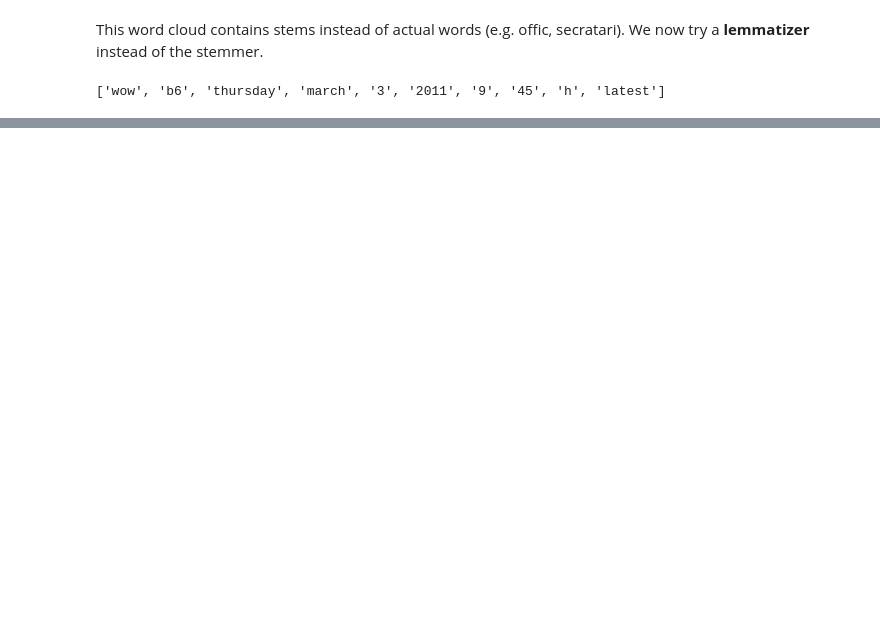
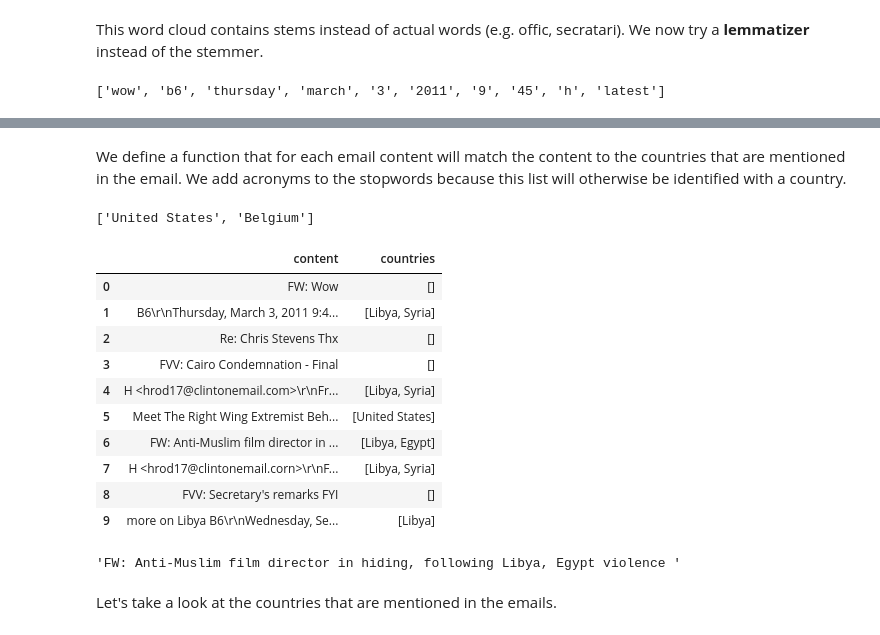
Before and after one commit to cipri-tom/Homework, a Jupyter notebook: 05 - Taming Text/taming text.ipynb, the cells around one changed output, grey strips where cells are left out. Saved outputs shown, nothing was run; the diff lists cells and outputs as text; code cells hidden in the pictures; blank space fills up the shorter version.

```diff
--- a/05 - Taming Text/taming text.ipynb
+++ b/05 - Taming Text/taming text.ipynb
@@ -141,0 +174,11 @@ We conclude that the last wordcloud is the most interesting one because the text
+# %%
+countries = list(pycountry.countries)
+for country in countries:
+    if 'Syria' in country.name:
+        country.name = 'Syria'
+    if ',' in country.name:
+        country.name = country.name.split(',', 1)[0]
+    if country.alpha_3 == 'GBR':
+        country.alpha_3 = 'UK'
+# %% [markdown]
+We define a function that for each email content will match the content to the countries that are mentioned in the email. We add acronyms to the stopwords because this list will otherwise be identified with a country.
@@ -141,0 +203,25 @@ We conclude that the last wordcloud is the most interesting one because the text
+# %%
+lookup_countries('hello U.S.A., I am from Belgium')
+# %% [output]
+['United States', 'Belgium']
+# %%
+mails['countries'] = mails['content'].apply(lookup_countries)
+mails.head(10)
+# %% [output]
+|  | content | countries |
+| 0 | FW: Wow | [] |
+| 1 | B6\r\nThursday, March 3, 2011 9:4... | [Libya, Syria] |
+| 2 | Re: Chris Stevens Thx | [] |
+| 3 | FVV: Cairo Condemnation - Final | [] |
+| 4 | H <hrod17@clintonemail.com>\r\nFr... | [Libya, Syria] |
+| 5 | Meet The Right Wing Extremist Beh... | [United States] |
+| 6 | FW: Anti-Muslim film director in ... | [Libya, Egypt] |
+| 7 | H <hrod17@clintonemail.corn>\r\nF... | [Libya, Syria] |
+| 8 | FVV: Secretary's remarks FYI | [] |
+| 9 | more on Libya B6\r\nWednesday, Se... | [Libya] |
+# %%
+mails.iloc[6].content
+# %% [output]
+'FW: Anti-Muslim film director in hiding, following Libya, Egypt violence '
+# %% [markdown]
+Let's take a look at the countries that are mentioned in the emails.
```
Also changed, not shown: parts of 25 cells of this notebook.
